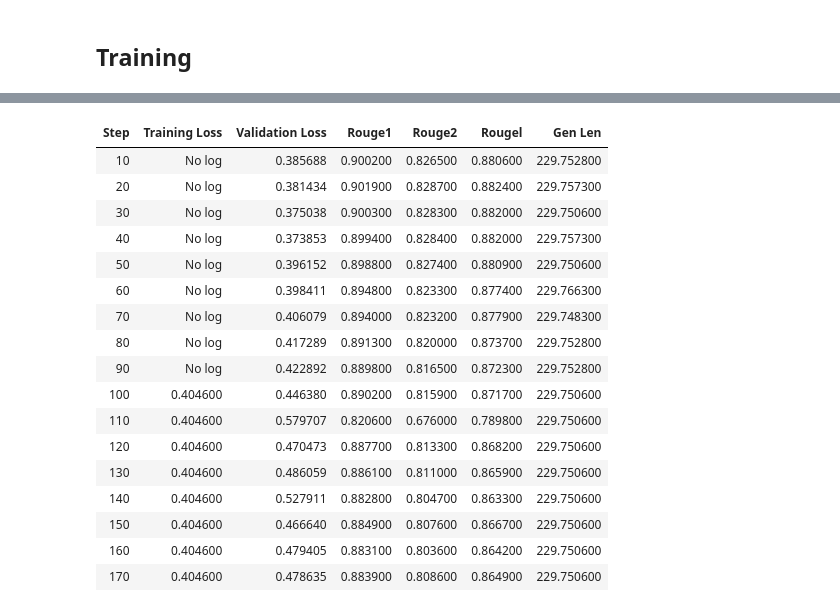
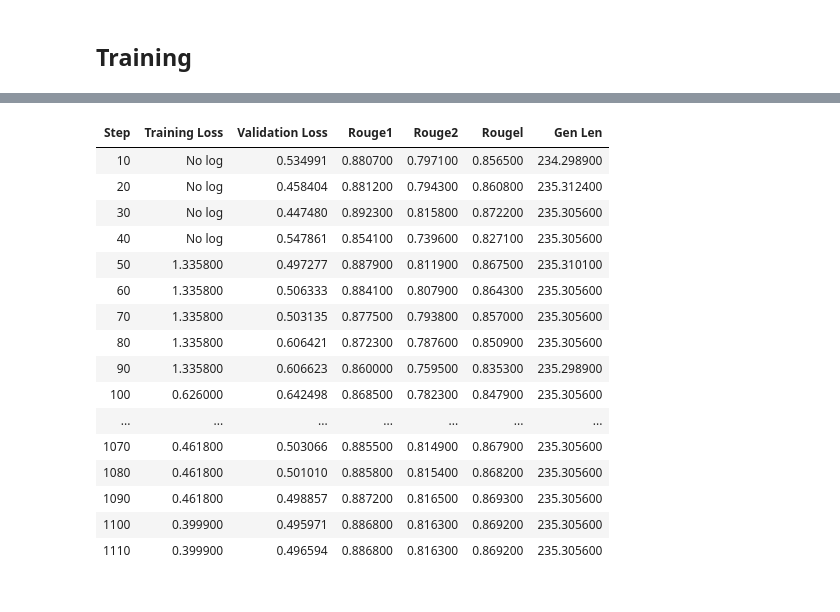
Before and after one commit to adpurkayastha/GenAIHackathon, a Jupyter notebook: T5Base_BBC_News_Summary_V2.ipynb, the cells around one changed output, grey strips where cells are left out. Saved outputs shown, nothing was run; the diff lists cells and outputs as text; code cells hidden in the pictures.

```diff
--- a/T5Base_BBC_News_Summary_V2.ipynb
+++ b/T5Base_BBC_News_Summary_V2.ipynb
@@ -262,16 +262,16 @@ training_args = TrainingArguments(
     per_device_train_batch_size=4,
     per_device_eval_batch_size=4,
     gradient_accumulation_steps=4,
-    warmup_steps=200,
+    warmup_steps=150,
     weight_decay=0.01,
     logging_dir=OUT_DIR,
-    logging_steps=100,
+    logging_steps=50,
     evaluation_strategy='steps',
     eval_steps=10,
     save_strategy='epoch',
     save_total_limit=2,
     report_to='tensorboard',
-    learning_rate=0.01,
+    learning_rate=0.02,
     dataloader_num_workers=2
 )
 
@@ -290,20 +292,19 @@ history = trainer.train()
 | Step | Training Loss | Validation Loss | Rouge1 | Rouge2 | Rougel | Gen Len |
-| 10 | No log | 0.385688 | 0.900200 | 0.826500 | 0.880600 | 229.752800 |
-| 20 | No log | 0.381434 | 0.901900 | 0.828700 | 0.882400 | 229.757300 |
-| 30 | No log | 0.375038 | 0.900300 | 0.828300 | 0.882000 | 229.750600 |
-| 40 | No log | 0.373853 | 0.899400 | 0.828400 | 0.882000 | 229.757300 |
-| 50 | No log | 0.396152 | 0.898800 | 0.827400 | 0.880900 | 229.750600 |
-| 60 | No log | 0.398411 | 0.894800 | 0.823300 | 0.877400 | 229.766300 |
-| 70 | No log | 0.406079 | 0.894000 | 0.823200 | 0.877900 | 229.748300 |
-| 80 | No log | 0.417289 | 0.891300 | 0.820000 | 0.873700 | 229.752800 |
-| 90 | No log | 0.422892 | 0.889800 | 0.816500 | 0.872300 | 229.752800 |
-| 100 | 0.404600 | 0.446380 | 0.890200 | 0.815900 | 0.871700 | 229.750600 |
-| 110 | 0.404600 | 0.579707 | 0.820600 | 0.676000 | 0.789800 | 229.750600 |
-| 120 | 0.404600 | 0.470473 | 0.887700 | 0.813300 | 0.868200 | 229.750600 |
-| 130 | 0.404600 | 0.486059 | 0.886100 | 0.811000 | 0.865900 | 229.750600 |
-| 140 | 0.404600 | 0.527911 | 0.882800 | 0.804700 | 0.863300 | 229.750600 |
-| 150 | 0.404600 | 0.466640 | 0.884900 | 0.807600 | 0.866700 | 229.750600 |
-| 160 | 0.404600 | 0.479405 | 0.883100 | 0.803600 | 0.864200 | 229.750600 |
-| 170 | 0.404600 | 0.478635 | 0.883900 | 0.808600 | 0.864900 | 229.750600 |
+| 10 | No log | 0.534991 | 0.880700 | 0.797100 | 0.856500 | 234.298900 |
+| 20 | No log | 0.458404 | 0.881200 | 0.794300 | 0.860800 | 235.312400 |
+| 30 | No log | 0.447480 | 0.892300 | 0.815800 | 0.872200 | 235.305600 |
+| 40 | No log | 0.547861 | 0.854100 | 0.739600 | 0.827100 | 235.305600 |
+| 50 | 1.335800 | 0.497277 | 0.887900 | 0.811900 | 0.867500 | 235.310100 |
+| 60 | 1.335800 | 0.506333 | 0.884100 | 0.807900 | 0.864300 | 235.305600 |
+| 70 | 1.335800 | 0.503135 | 0.877500 | 0.793800 | 0.857000 | 235.305600 |
+| 80 | 1.335800 | 0.606421 | 0.872300 | 0.787600 | 0.850900 | 235.305600 |
+| 90 | 1.335800 | 0.606623 | 0.860000 | 0.759500 | 0.835300 | 235.298900 |
+| 100 | 0.626000 | 0.642498 | 0.868500 | 0.782300 | 0.847900 | 235.305600 |
+| ... | ... | ... | ... | ... | ... | ... |
+| 1070 | 0.461800 | 0.503066 | 0.885500 | 0.814900 | 0.867900 | 235.305600 |
+| 1080 | 0.461800 | 0.501010 | 0.885800 | 0.815400 | 0.868200 | 235.305600 |
+| 1090 | 0.461800 | 0.498857 | 0.887200 | 0.816500 | 0.869300 | 235.305600 |
+| 1100 | 0.399900 | 0.495971 | 0.886800 | 0.816300 | 0.869200 | 235.305600 |
+| 1110 | 0.399900 | 0.496594 | 0.886800 | 0.816300 | 0.869200 | 235.305600 |
 # %%
 tokenizer.save_pretrained(OUT_DIR)
```
Also changed, not shown: parts of 9 cells of this notebook, 1 other file.
